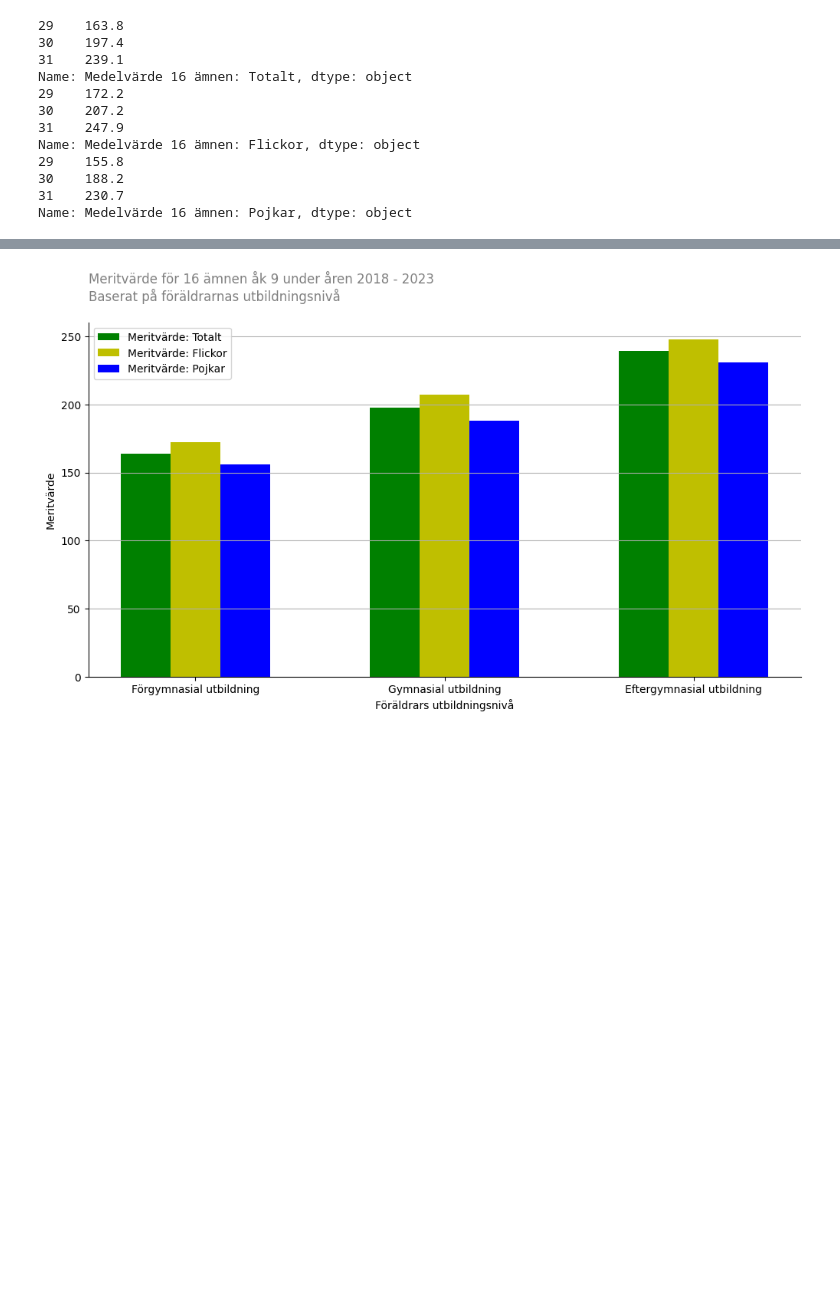
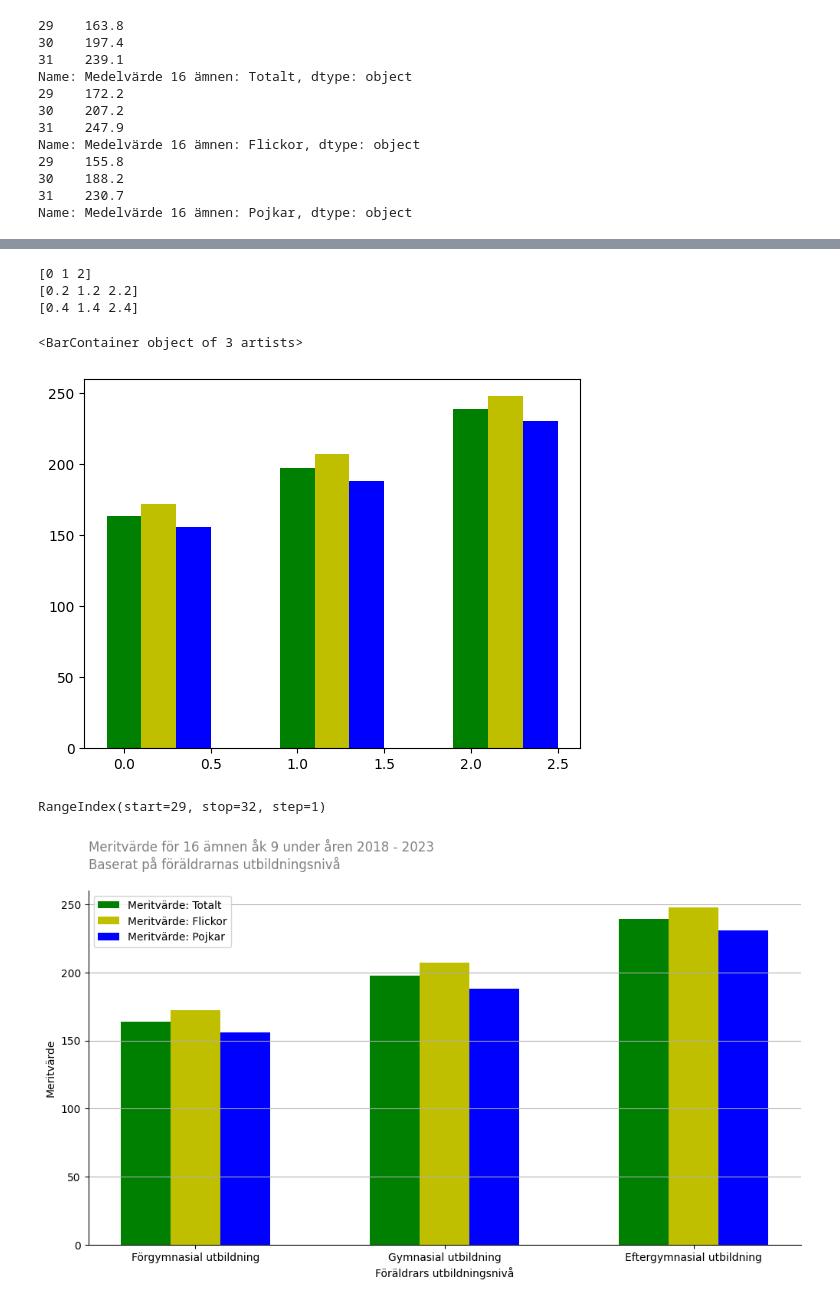
Before and after one commit to SandraAnder/Python-Sandra-Andersson-OPA23, a Jupyter notebook: Labb2/Laboration2_.ipynb, the cells around one changed output, grey strips where cells are left out. Saved outputs shown, nothing was run; the diff lists cells and outputs as text; code cells hidden in the pictures; blank space fills up the shorter version.

```diff
--- a/Labb2/Laboration2.ipynb
+++ b/Labb2/Laboration2_.ipynb
@@ -425,2 +448,37 @@ Name: Medelvärde 16 ämnen: Pojkar, dtype: object
+# %%
+# C)
+import numpy as np
+# Skapar subplots och storlek på grafen
+#fig, ax = plt.subplots(figsize=(12, 6))
+
+# Bredden på varje stapel
+bar_width = 0.2
+
+# Skapa listor för x-koordinaterna
+x_values_totalt = np.arange(len(Parents_T_numeric))
+x_values_flickor = x_values_totalt + bar_width
+x_values_pojkar = x_values_totalt + 2 * bar_width
+
+print(x_values_totalt)
+print(x_values_flickor)
+print(x_values_pojkar)
+# %% [output]
+[0 1 2]
+[0.2 1.2 2.2]
+[0.4 1.4 2.4]
+# %%
+# C)
+# Ritar stapeldiagram för varje kön och utbildningsnivå med de konverterade numeriska värdena
+plt.bar(x_values_totalt, Parents_T_numeric, label="Meritvärde: Totalt", color="g", width=bar_width)
+plt.bar(x_values_flickor, Parents_F_numeric, label="Meritvärde: Flickor", color="y", width=bar_width)
+plt.bar(x_values_pojkar, Parents_P_numeric, label="Meritvärde: Pojkar", color="b", width=bar_width)
+# %% [output]
+<BarContainer object of 3 artists>
+[figure, added]
+# %%
+# C)
+print(data_parents.index)
+# %% [output]
+RangeIndex(start=29, stop=32, step=1)
 # %%
 # C)
```
Also changed, not shown: parts of 2 cells of this notebook, 2 other files.
